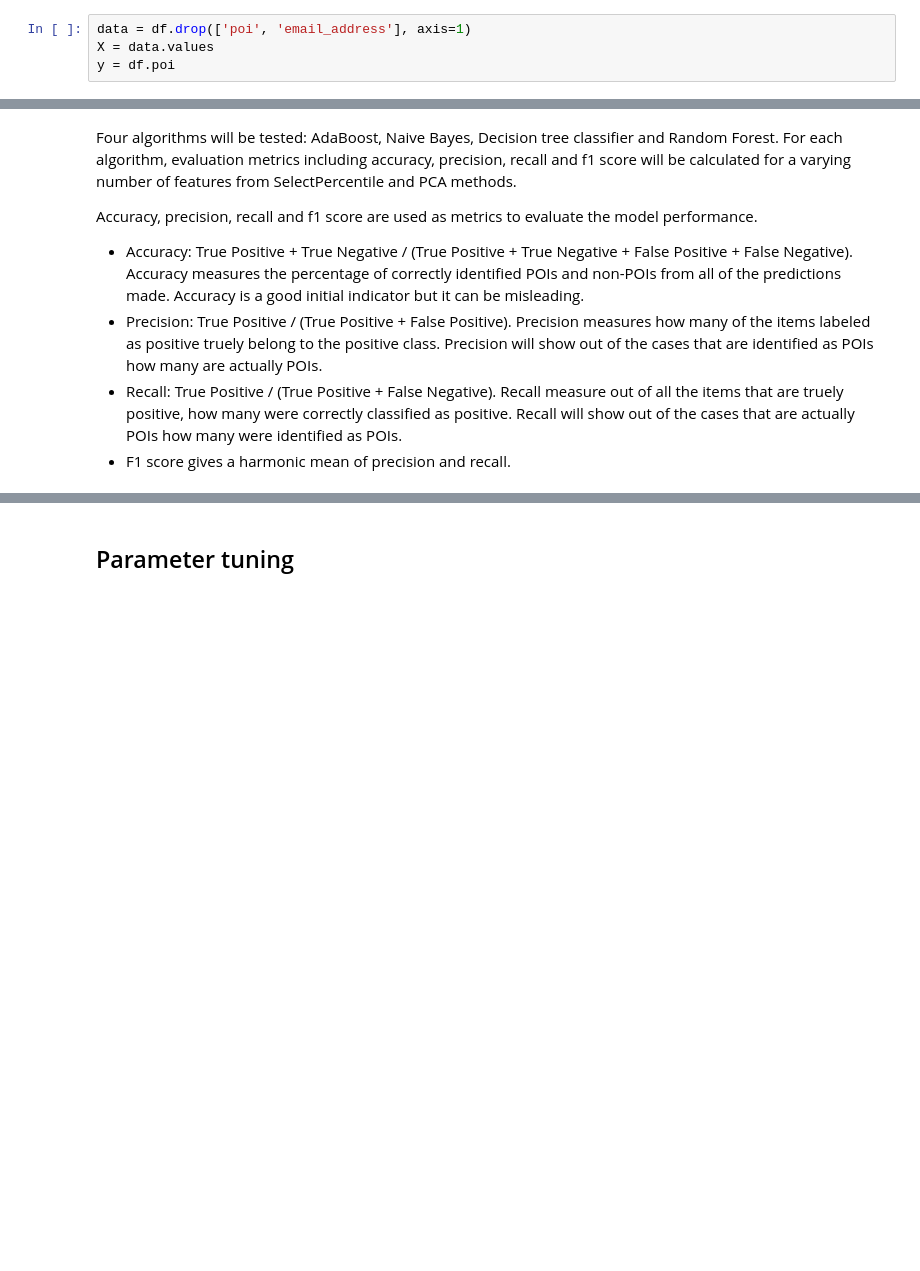
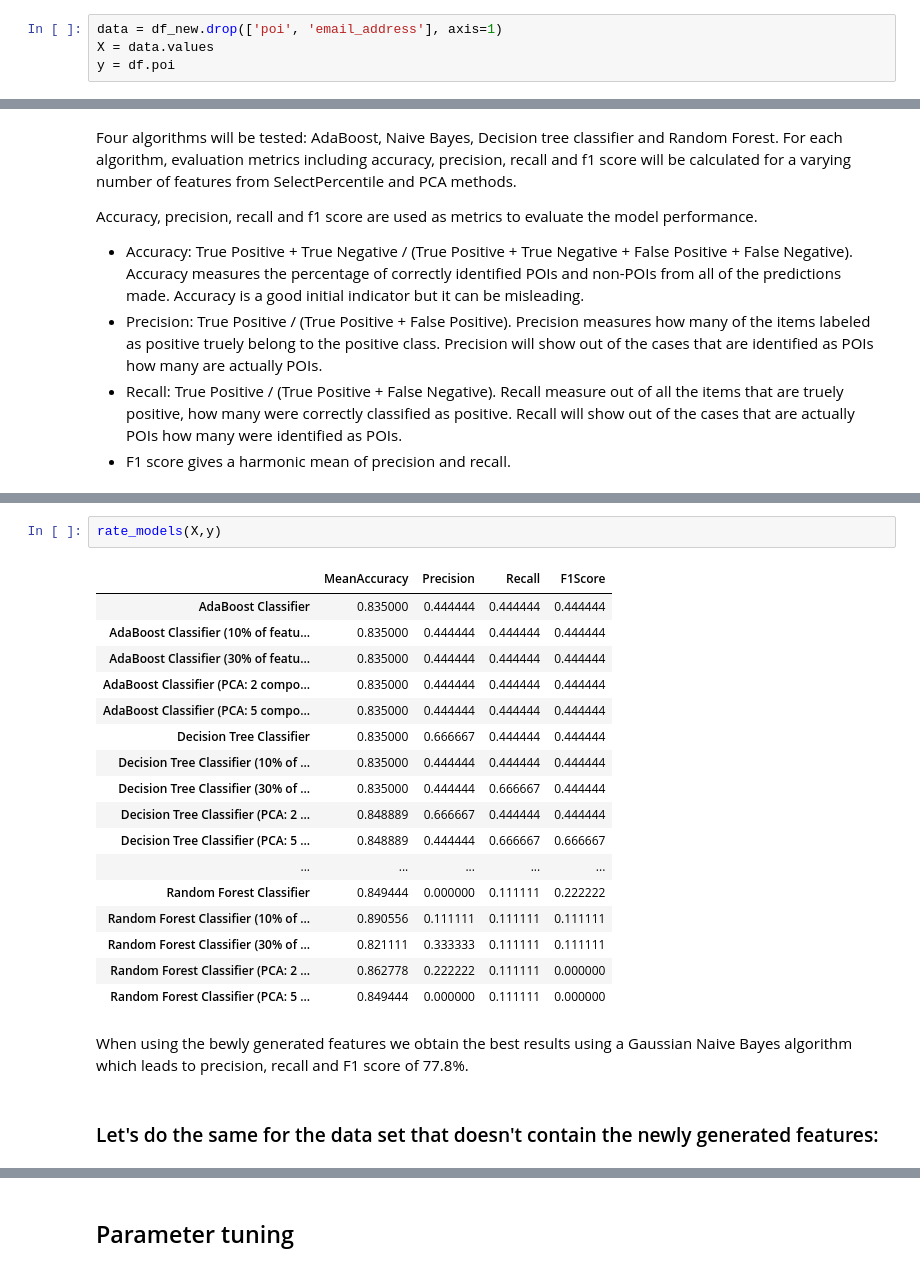
Before and after one commit to sian-nadin/enron_fraud, a Jupyter notebook: Enron Fraud.ipynb, the cells around one changed output, grey strips where cells are left out. Drawn from its saved outputs; the diff is of its cells as text; blank space fills up the shorter version.

```diff
--- a/Enron Fraud.ipynb
+++ b/Enron Fraud.ipynb
@@ -156,7 +170,7 @@ Although we can measure the performance of our model by running run it on a set
 
 We'll split the data set in to a training and testing set. Using StratifiedShuffleSplit returns stratified randomized folds. Since the data set we are dealing with is relatively small and unbalanced, using StratifiedShuffleSplit to randomly split the dataset, and use the whole dataset for both buidling and assessing the model should lead to a more stable evaluation.
 # %%
-data = df.drop(['poi', 'email_address'], axis=1)
+data = df_new.drop(['poi', 'email_address'], axis=1)
 X = data.values
 y = df.poi
 # %% [markdown]
@@ -272,0 +258,24 @@ results
+# %%
+rate_models(X,y)
+# %% [output]
+|  | MeanAccuracy | Precision | Recall | F1Score |
+| AdaBoost Classifier | 0.835000 | 0.444444 | 0.444444 | 0.444444 |
+| AdaBoost Classifier (10% of featu... | 0.835000 | 0.444444 | 0.444444 | 0.444444 |
+| AdaBoost Classifier (30% of featu... | 0.835000 | 0.444444 | 0.444444 | 0.444444 |
+| AdaBoost Classifier (PCA: 2 compo... | 0.835000 | 0.444444 | 0.444444 | 0.444444 |
+| AdaBoost Classifier (PCA: 5 compo... | 0.835000 | 0.444444 | 0.444444 | 0.444444 |
+| Decision Tree Classifier | 0.835000 | 0.666667 | 0.444444 | 0.444444 |
+| Decision Tree Classifier (10% of ... | 0.835000 | 0.444444 | 0.444444 | 0.444444 |
+| Decision Tree Classifier (30% of ... | 0.835000 | 0.444444 | 0.666667 | 0.444444 |
+| Decision Tree Classifier (PCA: 2 ... | 0.848889 | 0.666667 | 0.444444 | 0.444444 |
+| Decision Tree Classifier (PCA: 5 ... | 0.848889 | 0.444444 | 0.666667 | 0.666667 |
+| ... | ... | ... | ... | ... |
+| Random Forest Classifier | 0.849444 | 0.000000 | 0.111111 | 0.222222 |
+| Random Forest Classifier (10% of ... | 0.890556 | 0.111111 | 0.111111 | 0.111111 |
+| Random Forest Classifier (30% of ... | 0.821111 | 0.333333 | 0.111111 | 0.111111 |
+| Random Forest Classifier (PCA: 2 ... | 0.862778 | 0.222222 | 0.111111 | 0.000000 |
+| Random Forest Classifier (PCA: 5 ... | 0.849444 | 0.000000 | 0.111111 | 0.000000 |
+# %% [markdown]
+When using the bewly generated features we obtain the best results using a Gaussian Naive Bayes algorithm which leads to precision, recall and F1 score of 77.8%.
+# %% [markdown]
+### Let's do the same for the data set that doesn't contain the newly generated features:
```
Also changed, not shown: parts of 12 cells of this notebook, 21 other files.
